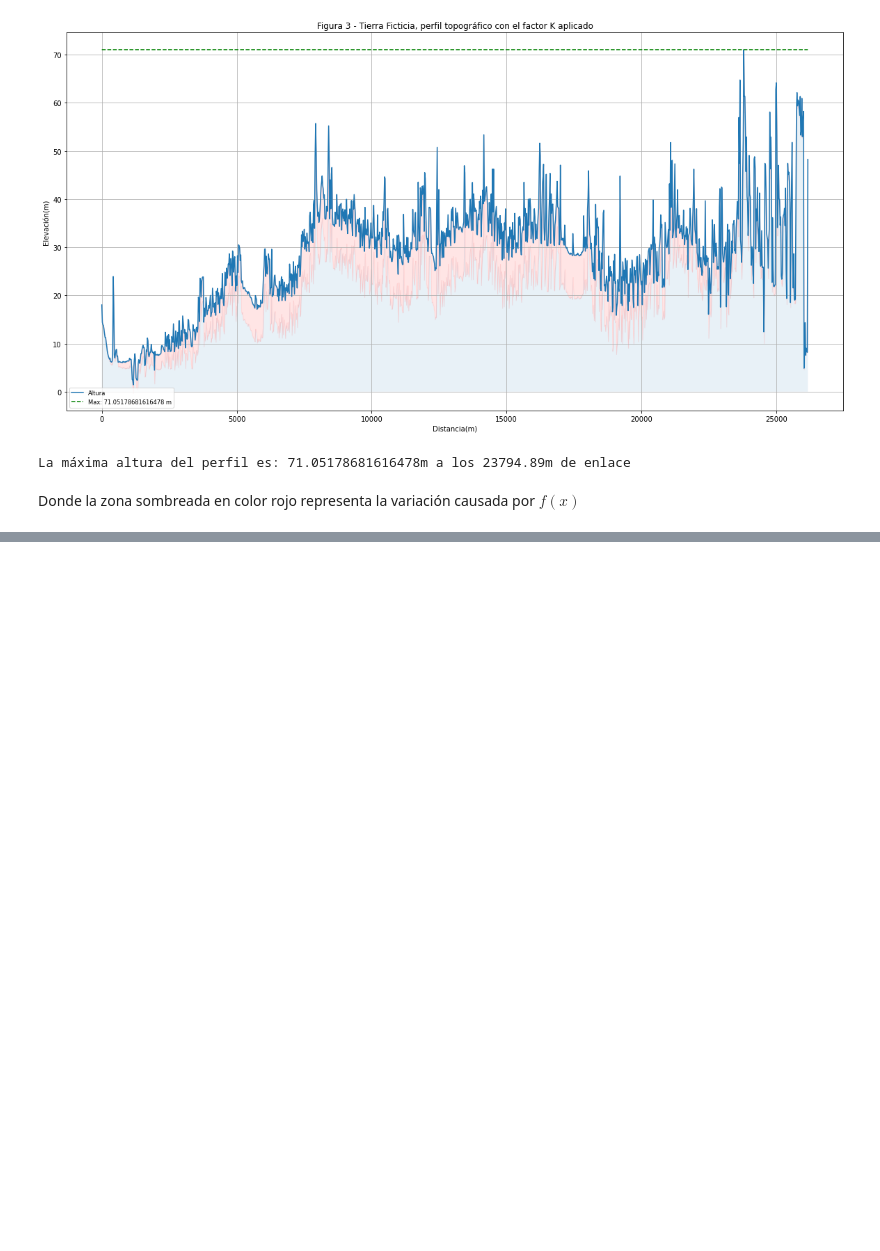
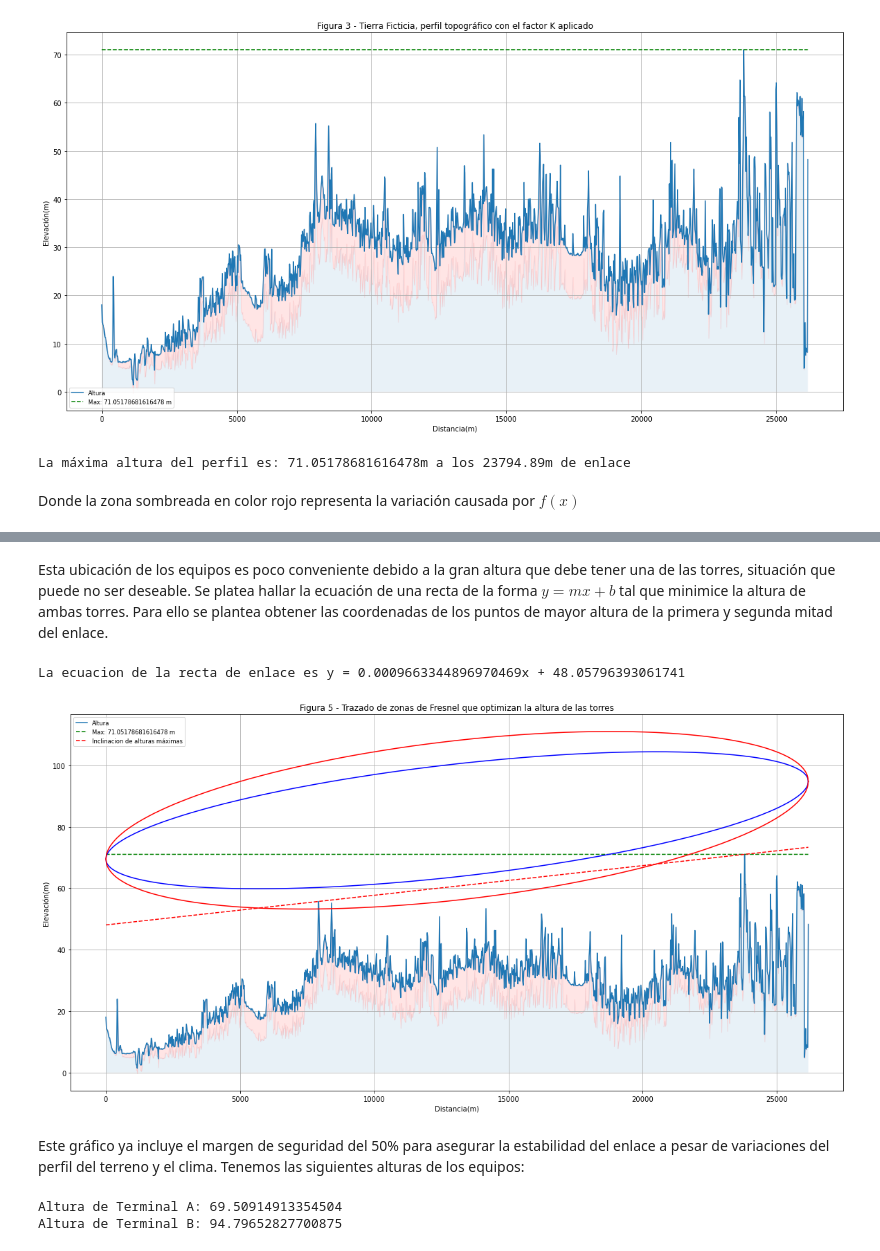
Before and after one commit to carlosmgc2003/calculo_enlace, a Jupyter notebook: tp_calculo_enlace.ipynb, the cells around one changed output, grey strips where cells are left out. Saved outputs shown, nothing was run; the diff lists cells and outputs as text; code cells hidden in the pictures; blank space fills up the shorter version.

```diff
--- a/tp_calculo_enlace.ipynb
+++ b/tp_calculo_enlace.ipynb
@@ -192,0 +219,52 @@ El radio máximo de la segunda zona de Fresnel es de: 26.008680243483315
+# %% [markdown]
+Esta ubicación de los equipos es poco conveniente debido a la gran altura que debe tener una de las torres, situación que
+puede no ser deseable. Se platea hallar la ecuación de una recta de la forma $ y = mx + b $ tal que minimice la altura de
+ambas torres. Para ello se plantea obtener las coordenadas de los puntos de mayor altura de la primera y segunda mitad
+del enlace.
+# %%
+# Busqueda de la recta que optimice las alturas de las torres aplicandole inclinacion al enlace
+alturas = np.array(datos['Z_equivalente'])
+primer_mitad, segunda_mitad = np.array_split(alturas, 2)
+y1 = primer_mitad.max()
+y2 = segunda_mitad.max()
+x1 = datos.loc[datos['Z_equivalente'] == y1, 'PROGRESIVA'].iloc[0]
+x2 = datos.loc[datos['Z_equivalente'] == y2, 'PROGRESIVA'].iloc[0]
+m = (y2 - y1)/(x2 - x1)
+b = y1 - (m * x1)
+print(f'La ecuacion de la recta de enlace es y = {m}x + {b}')
+
+# Como ahora al inclinar el enlace se afecta el despejamiento en otro punto del mismo se debe calcular nuevamente
+despejamiento_segunda_zf = (datos.loc[datos['Z_equivalente'] == y1, 'segunda_zf_inf'].iloc[0] -
+                            datos.loc[datos['Z_equivalente'] == y1, 'primera_zf_inf'].iloc[0]) * 0.7
+# Margen de seguridad del 50%
+despejamiento_segunda_zf -= despejamiento_segunda_zf * 0.5
+elevacion = abs(datos.loc[datos['Z_equivalente'] == y1, 'segunda_zf_inf'].iloc[0]  - despejamiento_segunda_zf)
+datos['linea_optima'] = m * datos['PROGRESIVA'] + b
+fig = plt.figure(figsize=(20,10))
+plt.plot('PROGRESIVA','Z_equivalente', data=datos, label='Altura')
+plt.plot('PROGRESIVA',vector_max,'--g',label='Max: '+str(maxima_altura)+' m', data=datos)
+plt.plot('PROGRESIVA','linea_optima','--r',label='Inclinacion de alturas máximas', data=datos)
+plt.plot(datos['PROGRESIVA'], datos['primera_zf_sup'] + datos['linea_optima'] + elevacion, color='blue')
+plt.plot(datos['PROGRESIVA'], datos['primera_zf_inf'] + datos['linea_optima'] + elevacion, color='blue')
+plt.plot(datos['PROGRESIVA'], datos['segunda_zf_sup'] + datos['linea_optima'] + elevacion, color='red')
+plt.plot(datos['PROGRESIVA'], datos['segunda_zf_inf'] + datos['linea_optima'] + elevacion, color='red')
+plt.fill_between(datos['PROGRESIVA'],datos['Z'],alpha=0.1)
+plt.fill_between(datos['PROGRESIVA'],datos['Z'],datos['Z_equivalente'],alpha=0.1, color='red')
+plt.xlabel("Distancia(m)")
+plt.ylabel("Elevación(m)")
+plt.title("Figura 5 - Trazado de zonas de Fresnel que optimizan la altura de las torres")
+plt.grid()
+plt.legend(fontsize='small')
+plt.show()
+# %% [output]
+La ecuacion de la recta de enlace es y = 0.0009663344896970469x + 48.05796393061741
+[figure, added]
+# %% [markdown]
+Este gráfico ya incluye el margen de seguridad del 50% para asegurar la estabilidad del enlace a pesar de variaciones
+del perfil del terreno y el clima. Tenemos las siguientes alturas de los equipos:
+# %%
+print('Altura de Terminal A: {}'.format(datos['linea_optima'].iloc[0] + elevacion))
+print('Altura de Terminal B: {}'.format(datos['linea_optima'].iloc[-1] + elevacion))
+# %% [output]
+Altura de Terminal A: 69.50914913354504
+Altura de Terminal B: 94.79652827700875
```
Also changed, not shown: parts of 3 cells of this notebook.
